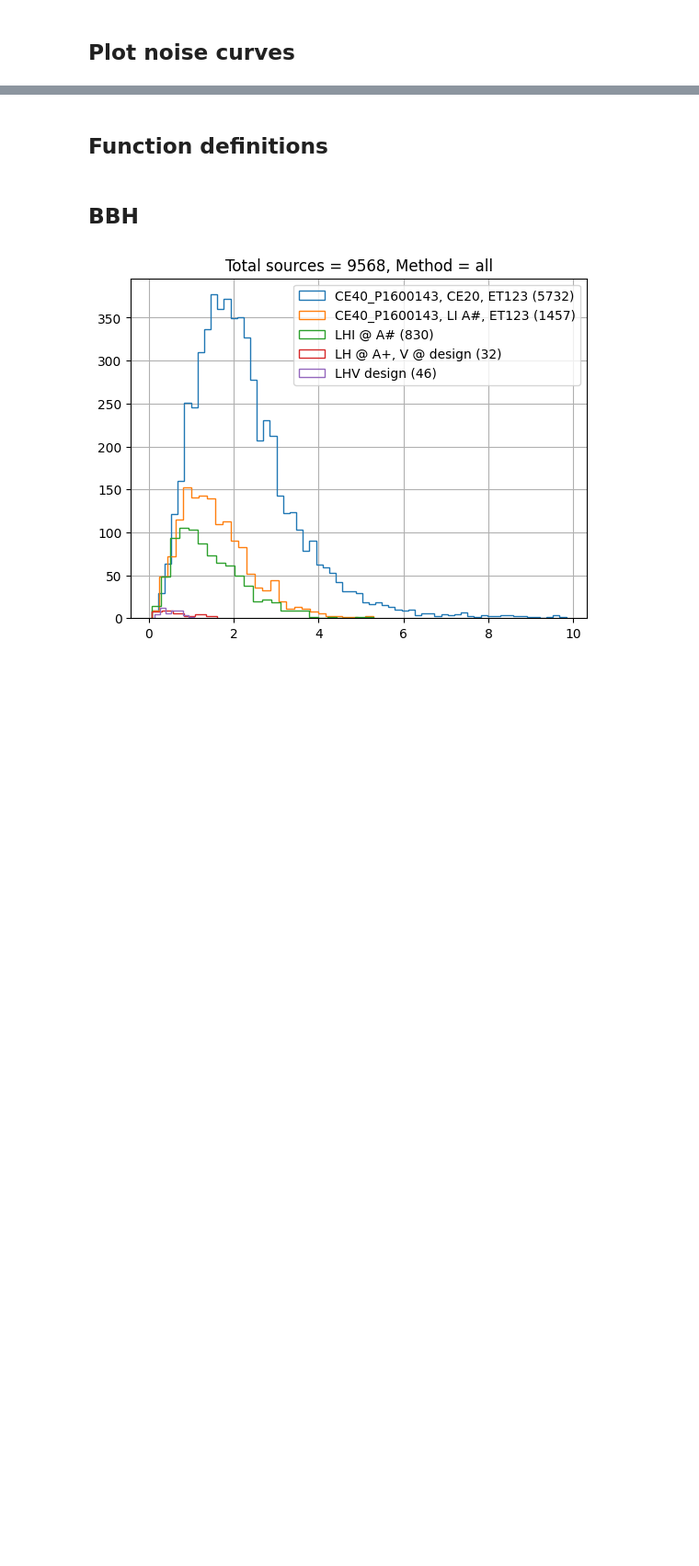
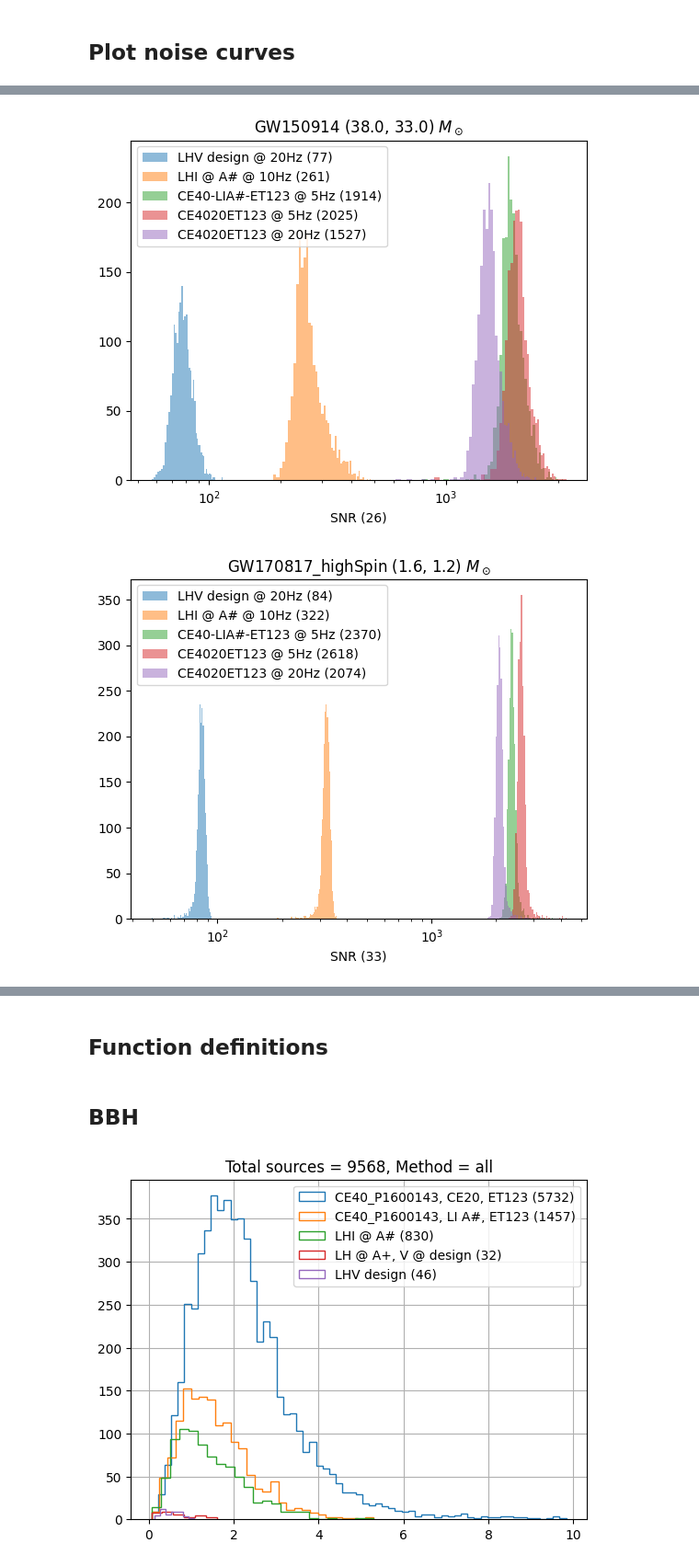
Before and after one commit to divyajyoti09/next_gen_detect, a Jupyter notebook: SNR_plots.ipynb, the cells around one changed output, grey strips where cells are left out. Shown at 92% size. Drawn from its saved outputs; the diff is of its cells as text; code cells hidden in the pictures; blank space fills up the shorter version.

```diff
--- a/SNR_plots.ipynb
+++ b/SNR_plots.ipynb
@@ -36,0 +43,2 @@ plt.grid(which='both')
+# %%
+data_dir = '/home/divyajyoti/ACADEMIC/Projects/Cardiff_University/calc_SNR_next_gen/real_events/SNR_calc_output_files/'
@@ -36,0 +51,11 @@ plt.grid(which='both')
+# %%
+events = {'GW150914':26, 'GW170817_highSpin':33, 'GW190426':9, 'GW200129':27}
+events_data_dict = {}
+for event in events:
+    events_data_dict[event] = {}
+    event_files = glob(os.path.join(data_dir, event, '*'))
+    for file in event_files:
+        netw = file.split('/')[-1].split(f'_{event}_')[0]
+        f_low = file.split('_flow_')[-1].split('_')[0]
+        samples = dd.io.load(file)
+        events_data_dict[event][netw+'_flow_'+f_low] = {'file':file, 'samples':samples['Optimal_SNR']}
@@ -36,0 +82,19 @@ plt.grid(which='both')
+# %%
+netws = list(events_data_dict['GW150914'].keys())
+netws.sort(reverse=True)
+for event in events:
+    plt.figure()
+    #SNR_LH_design = np.sqrt(events_data_dict[event]['LHV_design_flow_20']['samples']['SNR_L1']**2 + events_data_dict[event]['LHV_design_flow_20']['samples']['SNR_H1']**2)
+    #plt.hist(SNR_LH_design, label=f'LH design ({round(np.median(SNR_LH_design))})', bins=50, alpha=0.5)
+    for netw in netws:
+        med_SNR = int(round(np.median(events_data_dict[event][netw]['samples']['SNR_network'])))
+        plt.hist(events_data_dict[event][netw]['samples']['SNR_network'], label=f'{netw_labels[netw]} ({med_SNR})', bins=50, alpha=0.5)
+    m1_med = round(np.median(events_data_dict[event][netw]['samples']['mass1']),1)
+    m2_med = round(np.median(events_data_dict[event][netw]['samples']['mass2']),1)
+    plt.title(f'{event} ({m1_med}, {m2_med}) $M_\odot$')
+    plt.legend()
+    plt.xlabel(f'SNR ({events[event]})')
+    plt.xscale('log')
+# %% [output]
+[figure, added]
+[figure, added]
```
Also changed, not shown: parts of 9 cells of this notebook, 13 other files.
